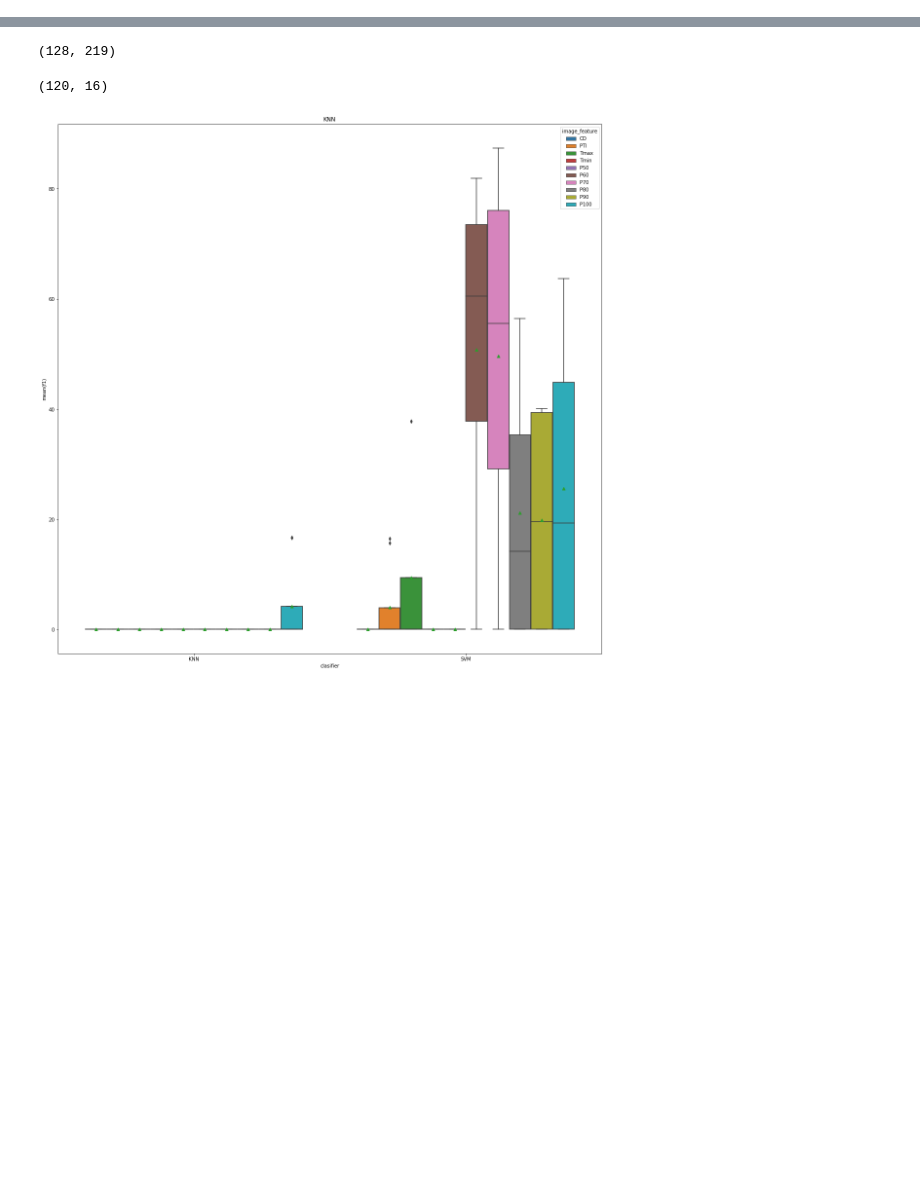
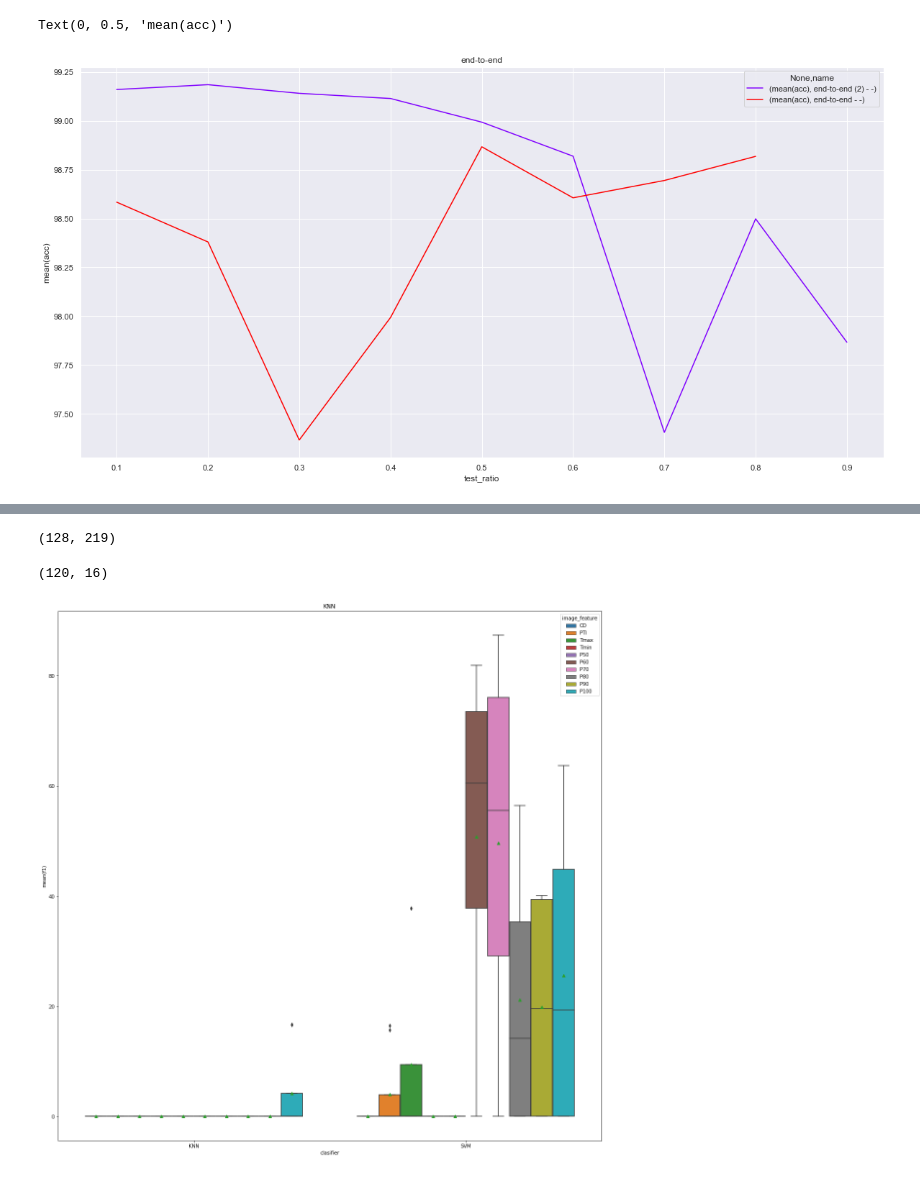
Before and after one commit to SKazemii/master-project, a Jupyter notebook: Codes/noteBook.ipynb, the cells around one changed output, grey strips where cells are left out. Cells and saved outputs as stored; diff of their text form; code cells hidden in the pictures; blank space fills up the shorter version.

```diff
--- a/Codes/noteBook.ipynb
+++ b/Codes/noteBook.ipynb
@@ -20,0 +60,36 @@ from statannot import add_stat_annotation
+# %%
+b = "mean(acc)"
+a="end-to-end"
+
+
+df2 = df_all_2[[b, "clasifier", "feature_type", "test_ratio"]]
+df1 = df_all_1[["acc", "clasifier", "feature_type", "test_ratio"]]
+
+df1.columns = [b, "clasifier", "feature_type", "test_ratio"]
+# df1["mean(f1)"] = df1["mean(f1)"].map(lambda x: x*100)
+
+df = df1.append(df2)
+df["feature_type"] = df["feature_type"].map(lambda x: "image" if x=="image_PTI_FT" else x)
+df["feature_type"] = df["feature_type"].map(lambda x: "custom CNN" if x=="resnet50_PTI_FS" else x)
+df["feature_type"] = df["feature_type"].map(lambda x: "vgg16" if x=="vgg16_PTI_PT" else x)
+df["feature_type"] = df["feature_type"].map(lambda x: "efficientnet" if x=="efficientnet_PTI_PT" else x)
+df["feature_type"] = df["feature_type"].map(lambda x: "resnet50" if x=="resnet50_PTI_PT" else x)
+df["feature_type"] = df["feature_type"].map(lambda x: "mobilene" if x=="mobilenet_PTI_PT" else x)
+df["feature_type"] = df["feature_type"].map(lambda x: "end-to-end" if x=="PTI_FS" else x)
+df["feature_type"] = df["feature_type"].map(lambda x: "end-to-end (2)" if x=="CD PTI P100_FS" else x)
+df["clasifier"] = df["clasifier"].map(lambda x: "-" if x=="End-to-end" else x)
+
+df["name"] = df["feature_type"] + " - " + df["clasifier"]#.map(lambda x: "-" if x=="End-to-end" else x)
+df1 = df[df["clasifier"]=='-']
+df1.drop(["clasifier", "feature_type"], axis=1)
+dfg = df1.groupby(['test_ratio', 'name']).mean()
+#plot()
+# print(dfg)
+sns.set()
+sns.color_palette("Blues")
+dfg.unstack().plot(figsize=(20,10), cmap="rainbow")
+plt.title(a)
+plt.ylabel(b)
+# %% [output]
+Text(0, 0.5, 'mean(acc)')
+[figure, added]
```
Also changed, not shown: parts of 8 cells of this notebook.
